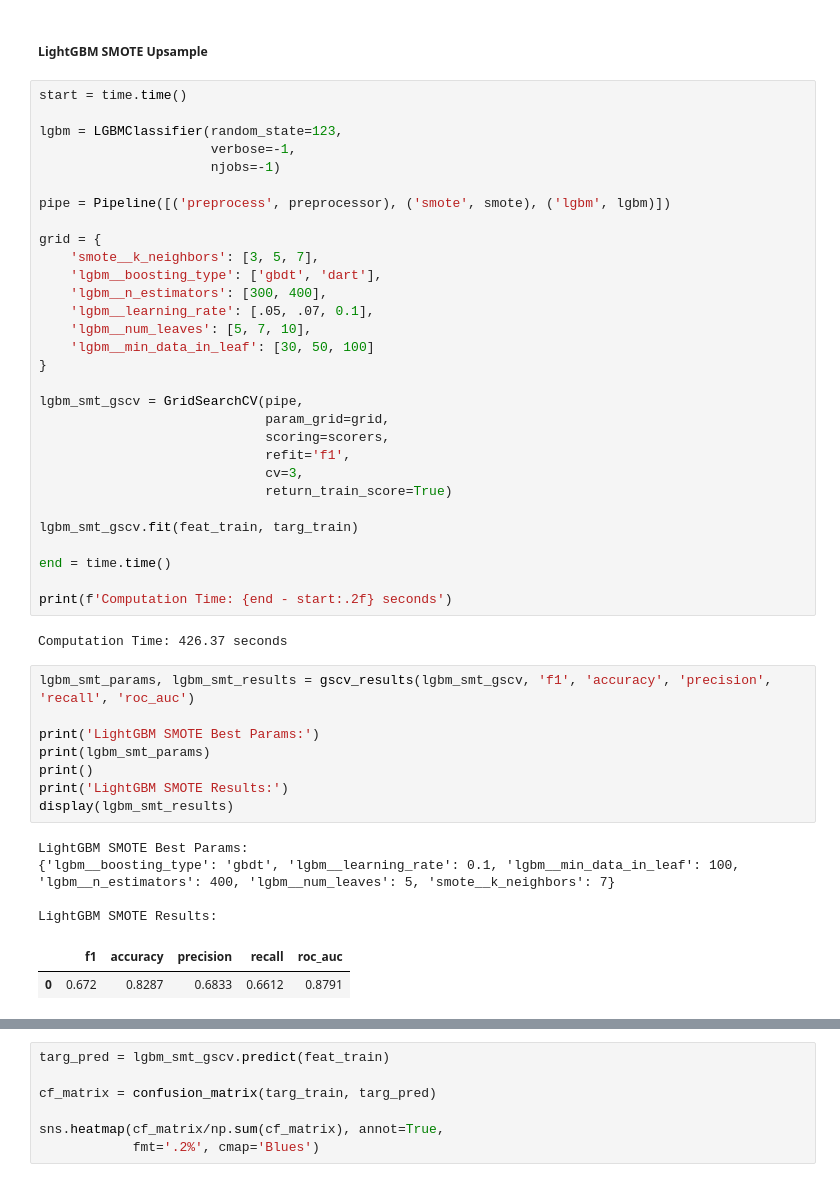
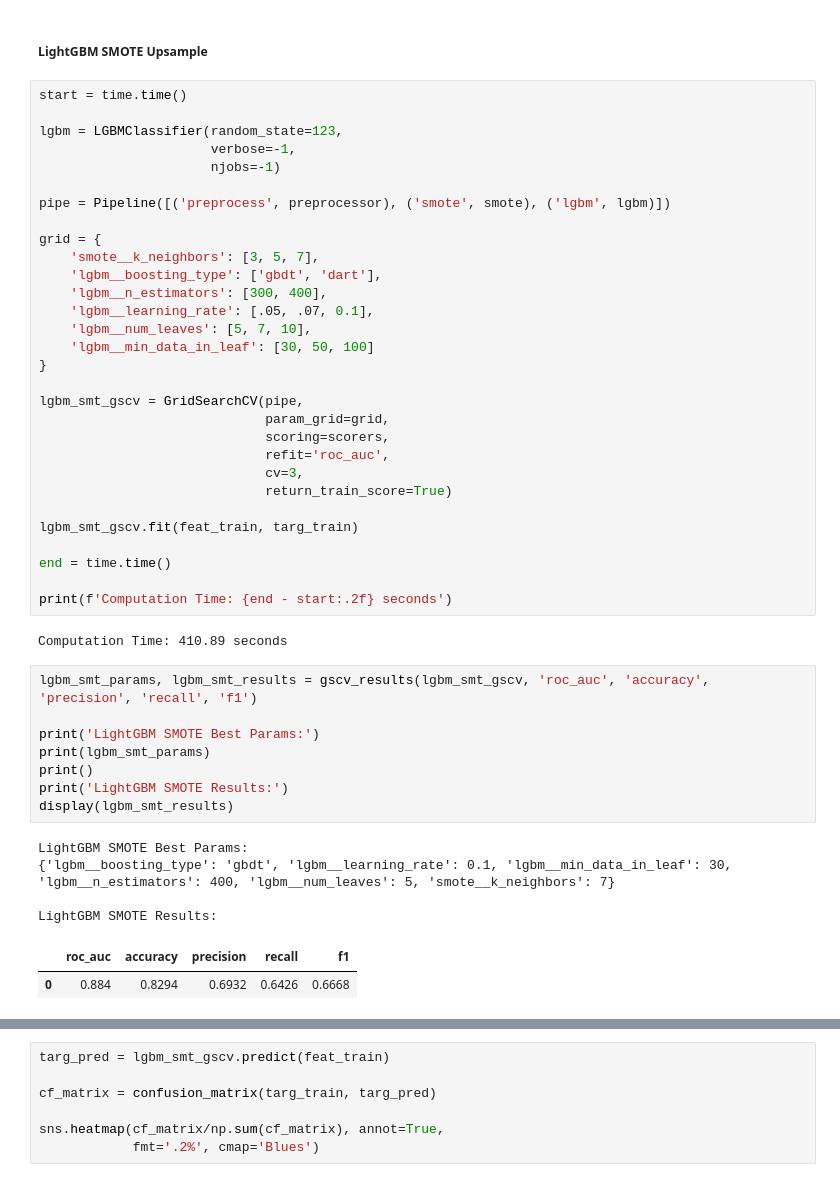
Before and after one commit to kellyshreeve/final-project, a Jupyter notebook: Notebooks/project-code-v2.ipynb, the cells around one changed output, grey strips where cells are left out. Cells and saved outputs as stored; diff of their text form.

```diff
--- a/Notebooks/project-code-v2.ipynb
+++ b/Notebooks/project-code-v2.ipynb
@@ -1925,7 +1925,7 @@ grid = {
 lgbm_smt_gscv = GridSearchCV(pipe,
                              param_grid=grid,
                              scoring=scorers,
-                             refit='f1',
+                             refit='roc_auc',
                              cv=3,
                              return_train_score=True)
 
@@ -1935,22 +1935,22 @@ end = time.time()
 
 print(f'Computation Time: {end - start:.2f} seconds')
 # %% [output]
-Computation Time: 426.37 seconds
+Computation Time: 410.89 seconds
 # %%
-lgbm_smt_params, lgbm_smt_results = gscv_results(lgbm_smt_gscv, 'f1', 'accuracy', 'precision', 'recall', 'roc_auc')
+lgbm_smt_params, lgbm_smt_results = gscv_results(lgbm_smt_gscv, 'roc_auc', 'accuracy', 'precision', 'recall', 'f1')
 
 print('LightGBM SMOTE Best Params:')
 print(lgbm_smt_params)
 print()
 print('LightGBM SMOTE Results:')
 display(lgbm_smt_results)
 # %% [output]
 LightGBM SMOTE Best Params:
-{'lgbm__boosting_type': 'gbdt', 'lgbm__learning_rate': 0.1, 'lgbm__min_data_in_leaf': 100, 'lgbm__n_estimators': 400, 'lgbm__num_leaves': 5, 'smote__k_neighbors': 7}
+{'lgbm__boosting_type': 'gbdt', 'lgbm__learning_rate': 0.1, 'lgbm__min_data_in_leaf': 30, 'lgbm__n_estimators': 400, 'lgbm__num_leaves': 5, 'smote__k_neighbors': 7}
 
 LightGBM SMOTE Results:
-|  | f1 | accuracy | precision | recall | roc_auc |
-| 0 | 0.672 | 0.8287 | 0.6833 | 0.6612 | 0.8791 |
+|  | roc_auc | accuracy | precision | recall | f1 |
+| 0 | 0.884 | 0.8294 | 0.6932 | 0.6426 | 0.6668 |
 # %%
 pd.DataFrame(lgbm_smt_gscv.cv_results_).sort_values(by='mean_test_f1', ascending=False)
 # %% [output]
```
Also changed, not shown: parts of 3 cells of this notebook.
